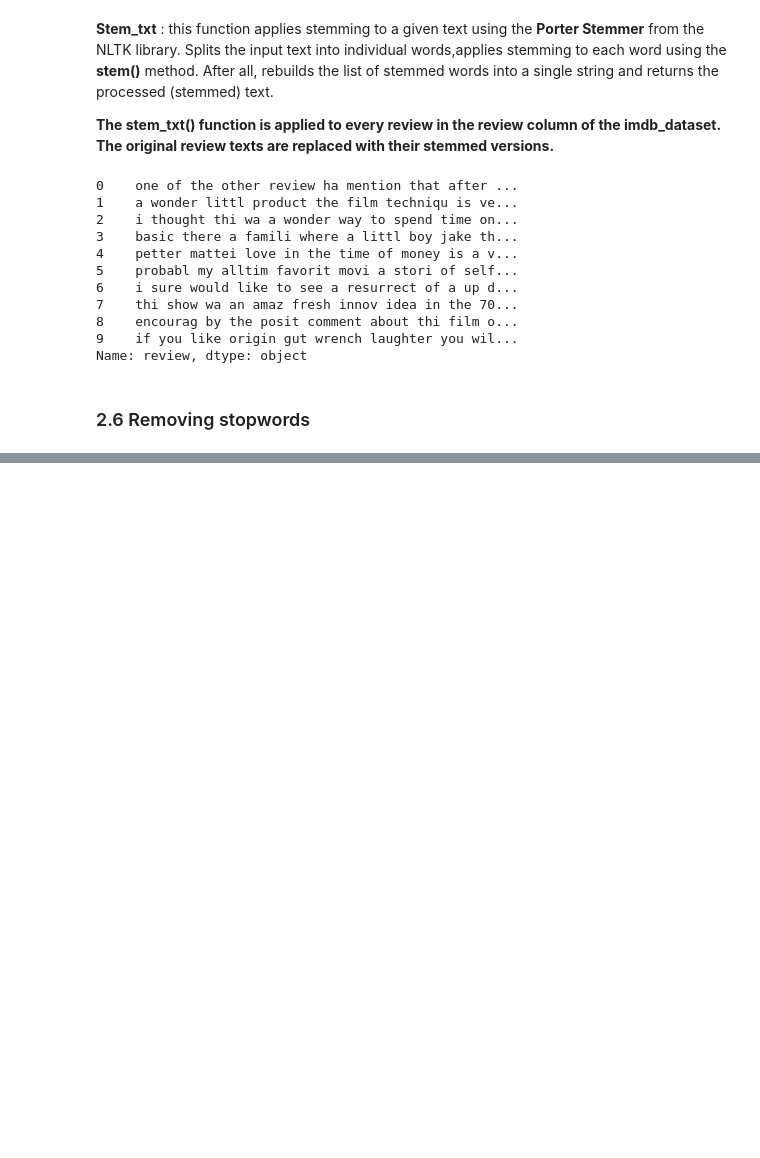
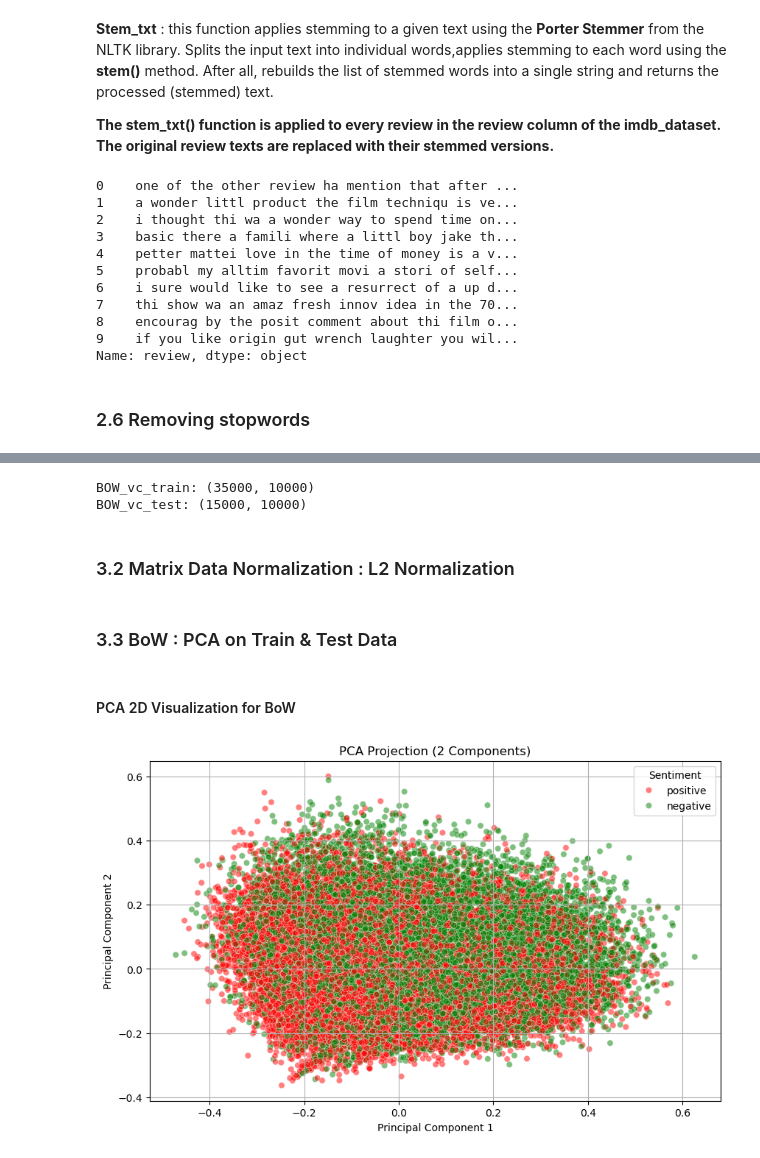
Before and after one commit to Sebaurzi02/Sentiment-Analysis-NLP-Model-Comparison, a Jupyter notebook: Sentiment_Analysis_LDA.ipynb, the cells around one changed output, grey strips where cells are left out. Cells and saved outputs as stored; diff of their text form; code cells hidden in the pictures; blank space fills up the shorter version.

Commit message:
BoW Matrix + PCA & 2D Visualz.

```diff
--- a/Sentiment_Analysis_LDA.ipynb
+++ b/Sentiment_Analysis_LDA.ipynb
@@ -215,0 +250,22 @@ Name: review, dtype: object
+# %%
+# CountVectorizer
+vectorizer = CountVectorizer(max_features=10000)
+
+vector_train_rev = vectorizer.fit_transform(n_train_revw)
+vector_test_rev = vectorizer.transform(n_test_revw)
+
+print('BOW_vc_train:', vector_train_rev.shape)
+print('BOW_vc_test:', vector_test_rev.shape)
+# %% [output]
+BOW_vc_train: (35000, 10000)
+BOW_vc_test: (15000, 10000)
+# %% [markdown]
+### 3.2 Matrix Data Normalization : L2 Normalization
+# %%
+from sklearn.preprocessing import Normalizer
+
+normalizer = Normalizer()
+X_train_bow_norm = normalizer.fit_transform(vector_train_rev)
+X_test_bow_norm = normalizer.transform(vector_test_rev)
+# %% [markdown]
+### 3.3 BoW : PCA on Train & Test Data
@@ -215,0 +279,20 @@ Name: review, dtype: object
+# %% [markdown]
+#### PCA 2D Visualization for BoW
+# %%
+pca = PCA(n_components=2)
+X_train_pca_vis = pca.fit_transform(X_train_bow_norm.toarray())
+
+# Visualizza con le etichette
+pca_df = pd.DataFrame(data=X_train_pca_vis, columns=['PC1', 'PC2'])
+pca_df['Sentiment'] = Y_tr
+
+plt.figure(figsize=(10,6))
+sns.scatterplot(data=pca_df, x='PC1', y='PC2', hue='Sentiment', palette=['red','green'], alpha=0.5)
+plt.title('PCA Projection (2 Components)')
+plt.xlabel('Principal Component 1')
+plt.ylabel('Principal Component 2')
+plt.legend(title='Sentiment')
+plt.grid(True)
+plt.show()
+# %% [output]
+[figure, added]
```
Also changed, not shown: parts of 7 cells of this notebook.
